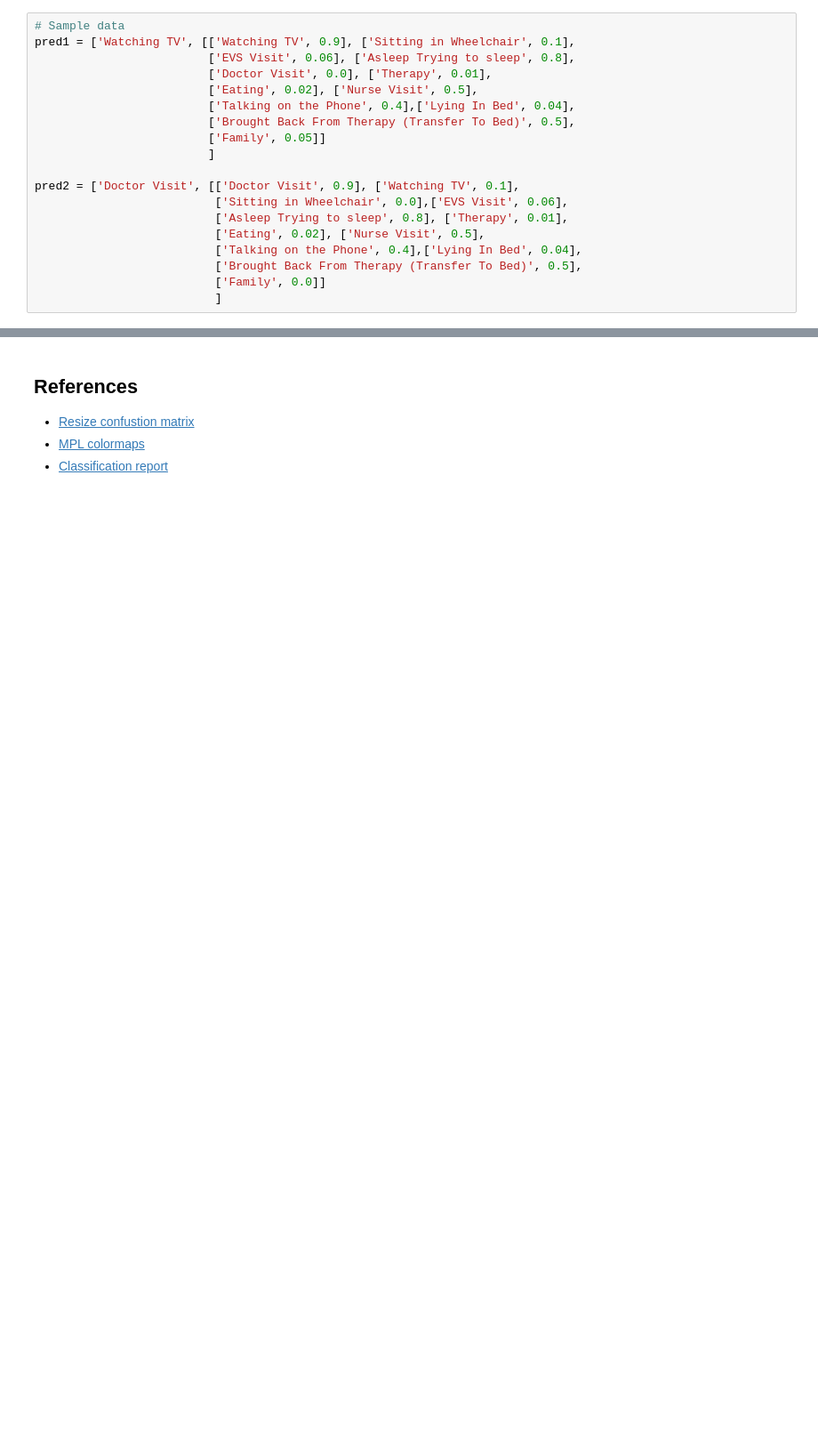
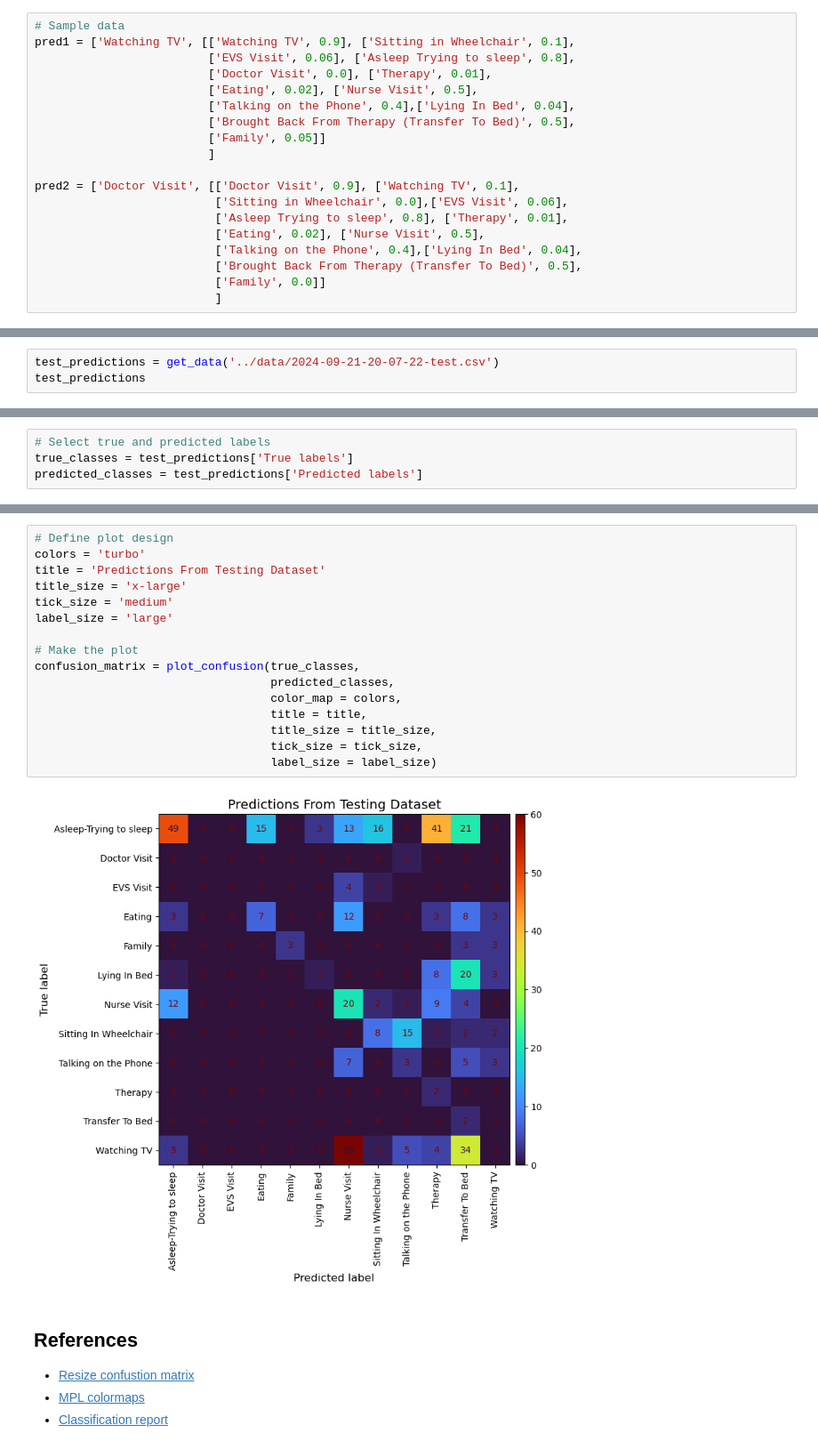
Before and after one commit to AI-For-Wearables-PAM/activity-recog, a Jupyter notebook: notebooks/confusion-matrix.ipynb, the cells around one changed output, grey strips where cells are left out. Shown: that part at 89% size. Cells and saved outputs as stored; diff of their text form; blank space fills up the shorter version.

```diff
--- a/notebooks/confusion-matrix.ipynb
+++ b/notebooks/confusion-matrix.ipynb
@@ -129,0 +201,3 @@ confusion_matrix = plot_confusion(true_classes,
+# %%
+test_predictions = get_data('../data/2024-09-21-20-07-22-test.csv')
+test_predictions
@@ -129,0 +218,4 @@ confusion_matrix = plot_confusion(true_classes,
+# %%
+# Select true and predicted labels
+true_classes = test_predictions['True labels']
+predicted_classes = test_predictions['Predicted labels']
@@ -130,3 +245,21 @@ confusion_matrix = plot_confusion(true_classes,
+# %%
+# Define plot design
+colors = 'turbo'
+title = 'Predictions From Testing Dataset'
+title_size = 'x-large'
+tick_size = 'medium'
+label_size = 'large'
+
+# Make the plot
+confusion_matrix = plot_confusion(true_classes,
+                                  predicted_classes,
+                                  color_map = colors,
+                                  title = title,
+                                  title_size = title_size,
+                                  tick_size = tick_size,
+                                  label_size = label_size)
+# %% [output]
+[figure, added]
 # %% [markdown]
 ## References
 - [Resize confustion matrix](https://stackoverflow.com/questions/66483409/adjust-size-of-confusionmatrixdisplay-scikitlearn)
```
Also changed, not shown: parts of 18 cells of this notebook, 8 other files.
